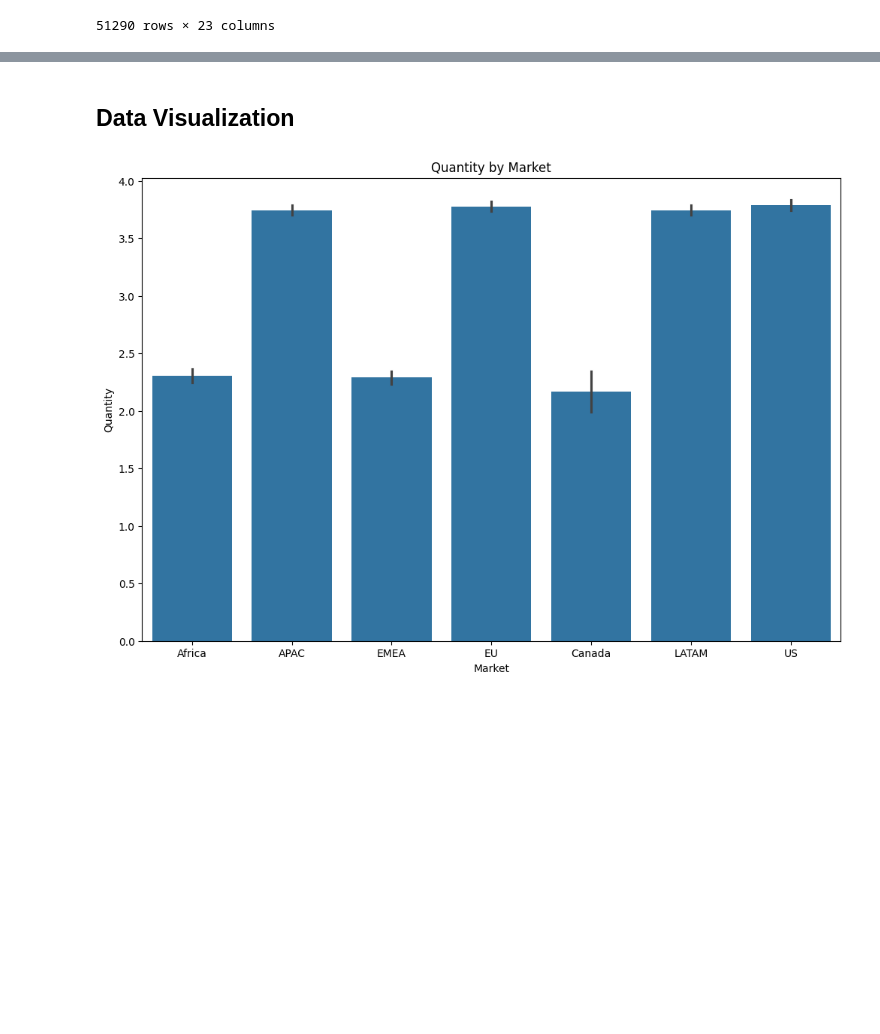
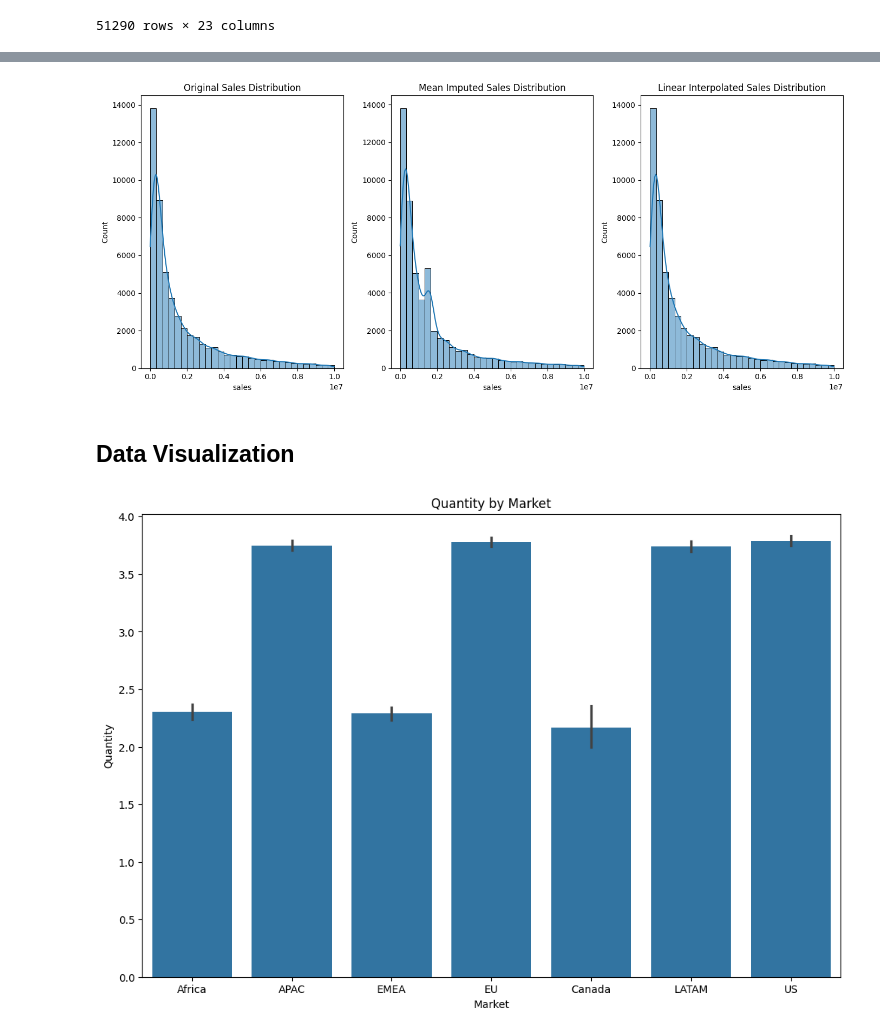
Before and after one commit to Mipjeiger/Supermarket-Sales, a Jupyter notebook: ML_Engineer/EDA/01_EDA.ipynb, the cells around one changed output, grey strips where cells are left out. Cells and saved outputs as stored; diff of their text form; code cells hidden in the pictures; blank space fills up the shorter version.

```diff
--- a/ML_Engineer/EDA/01_EDA.ipynb
+++ b/ML_Engineer/EDA/01_EDA.ipynb
@@ -145,0 +124,23 @@ dtype: int64
+# %%
+# Handle missing values
+
+# Imputation methods on sales, unit_price, and profit_margin columns
+# 1. Impute with mean
+mean_imputed_sales = df['sales'].fillna(df['sales'].mean())
+mean_imputed_unit_price = df['unit_price'].fillna(df['unit_price'].mean())
+mean_imputed_profit_margin = df['profit_margin'].fillna(df['profit_margin'].mean())
+
+# 2. Impute with median
+median_imputed_sales = df['sales'].fillna(df['sales'].median())
+median_imputed_unit_price = df['unit_price'].fillna(df['unit_price'].median())
+median_imputed_profit_margin = df['profit_margin'].fillna(df['profit_margin'].median())
+
+# 3. Interpolate missing values with linear method
+linear_interpolated_sales = df['sales'].interpolate(method='linear')
+linear_interpolated_unit_price = df['unit_price'].interpolate(method='linear')
+linear_interpolated_profit_margin = df['profit_margin'].interpolate(method='linear')
+# %%
+# Handle missing values for sales, unit_price, and profit_margin columns using linear interpolation
+df['sales'] = linear_interpolated_sales
+df['unit_price'] = linear_interpolated_unit_price
+df['profit_margin'] = linear_interpolated_profit_margin
@@ -146,3 +159,19 @@ dtype: int64
+# %%
+# visualize comparison of original sales, mean imputed sales, and linear interpolated sales
+plt.figure(figsize=(14, 6))
+plt.subplot(1, 3, 1)
+sns.histplot(df['sales'], bins=30, kde=True)
+plt.title('Original Sales Distribution')
+plt.subplot(1, 3, 2)
+sns.histplot(mean_imputed_sales, bins=30, kde=True)
+plt.title('Mean Imputed Sales Distribution')
+plt.subplot(1, 3, 3)
+sns.histplot(linear_interpolated_sales, bins=30, kde=True)
+plt.title('Linear Interpolated Sales Distribution')
+plt.tight_layout()
+plt.show()
+# %% [output]
+[figure, added]
 # %% [markdown]
 ## Data Visualization
 # %%
```
Also changed, not shown: parts of 3 cells of this notebook.
